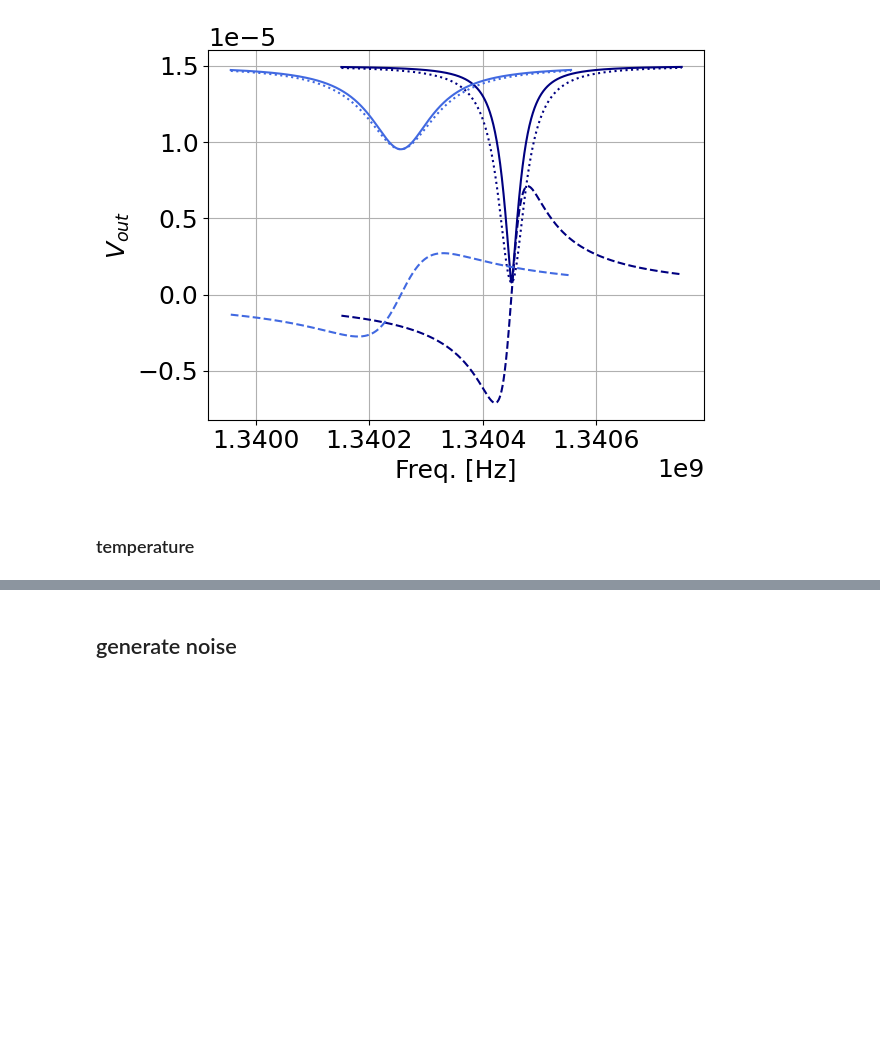
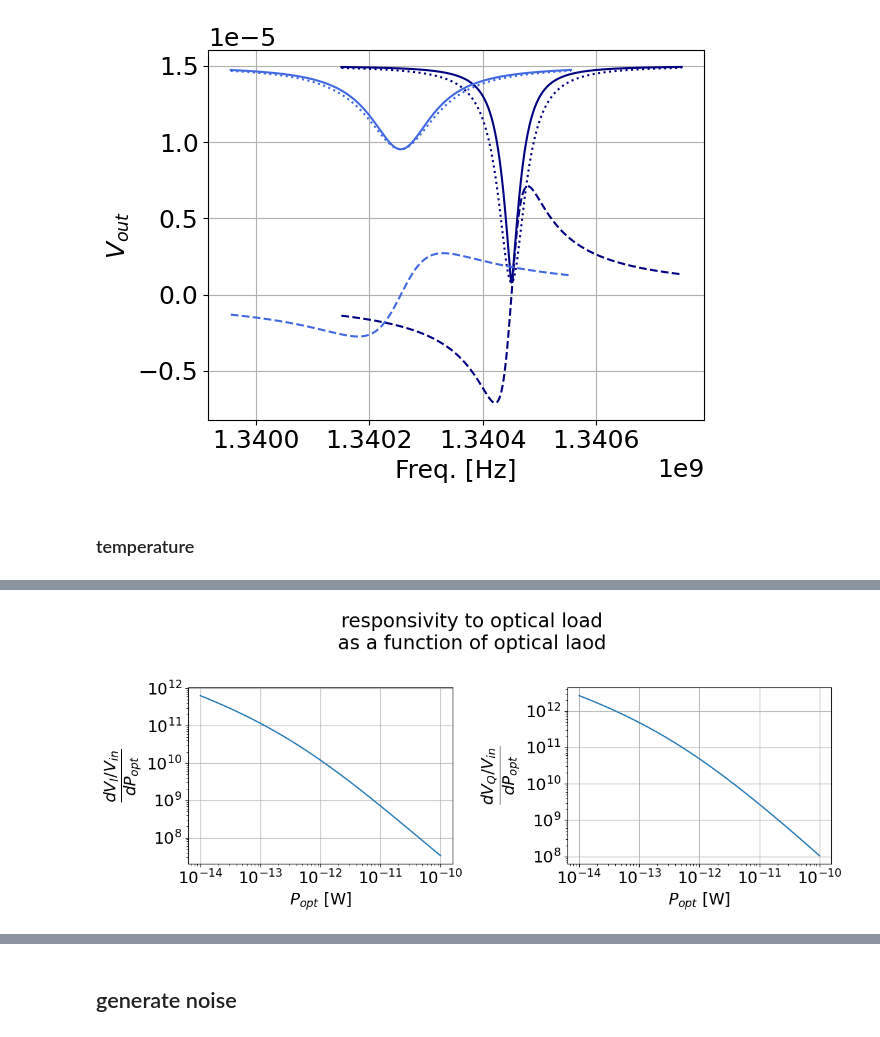
Before and after one commit to macleaner/mr_resonator, a Jupyter notebook: demo.ipynb, the cells around one changed output, grey strips where cells are left out. Cells and saved outputs as stored; diff of their text form; code cells hidden in the pictures; blank space fills up the shorter version.

```diff
--- a/demo.ipynb
+++ b/demo.ipynb
@@ -130,0 +286,81 @@ plt.legend()
+# %%
+fig = plt.figure(figsize=(2*6, 5))
+ax = fig.add_subplot(121)
+bx = fig.add_subplot(122)
+
+# let's also plot the resonance shape just for context
+fig2 = plt.figure()
+cx = fig2.add_subplot()
+sweep_span = 500e3
+
+
+# operational loading levels
+Prange = np.logspace(-14, -10, 100)
+
+
+res = MR_complex_resonator(Popt=1e-16) # still use dark loading here to get the Lg
+Lg = res.Lg
+
+
+dVi, dVq = [], []
+dPopts = []
+for p, Popt in enumerate(Prange):
+    res_params = dict(fix_Lg=Lg, Popt=Popt)
+    res =  MR_complex_resonator(**res_params)
+    fr = res.lekid.compute_fr()
+    carrier_freq = fr
+    if p == 0:
+        f0 = fr
+
+    Vout = res.lekid.compute_Vout(carrier_freq)
+
+    # get a photon noise-scale fluctuation in optical load, AT THIS OPTICAL LOAD
+    dPopt = res.est_photon_noise()
+    dPopts.append(dPopt)
+    # print('Popt: %.1e W, dPopt: %.1e W'%(Popt, dPopt))
+
+
+    # a new resonator with Popt + dPopt
+    res_params_loaded = copy.deepcopy(res_params)
+    res_params_loaded['Popt'] = Popt + dPopt
+    res_loaded = MR_complex_resonator(**res_params_loaded)
+    Vout_loaded = res_loaded.lekid.compute_Vout(carrier_freq)
+
+    delta_Vout = Vout_loaded - Vout
+    dVi.append(delta_Vout.real)
+    dVq.append(delta_Vout.imag)
+
+    # plot the resonator shape every several Popt values, to see how it changes
+    if not p%15:
+        plotcolour = colormap2(float(p) / len(Prange))
+        sweepspan = 500e3
+        sweep_freq = np.linspace(fr-sweepspan, fr+sweepspan, 1000)
+        sweep_iq = res.lekid.compute_Vout(sweep_freq)
+        cx.plot(1e-3*(sweep_freq-f0), abs(sweep_iq), color=plotcolour, label='$P_{opt}$=%.2e'%Popt)
+
+dVi = np.asarray(dVi)
+dVq = np.asarray(dVq)
+dPopts = np.asarray(dPopts)
+resp_I = (dVi/res.Vin) / dPopts
+resp_Q = (dVq/res.Vin) / dPopts
+
+ax.plot(Prange, resp_I)
+bx.plot(Prange, resp_Q)
+
+for x in [ax, bx]:
+    x.set_xscale('log')
+    x.set_yscale('log')
+    x.set_xlabel('$P_{opt}$ [W]')
+
+cx.legend()
+cx.set_ylabel('$|V_{out}|$ [V]')
+cx.set_xlabel('Freq. [Hz]')
+
+
+ax.set_ylabel('$\dfrac{dV_I/V_{in}}{dP_{opt}}$')
+bx.set_ylabel('$\dfrac{dV_Q/V_{in}}{dP_{opt}}$')
+
+fig.suptitle('responsivity to optical load\nas a function of optical laod')
+fig.tight_layout()
+# %% [output]
+[figure, added]
```
Also changed, not shown: parts of 10 cells of this notebook.
